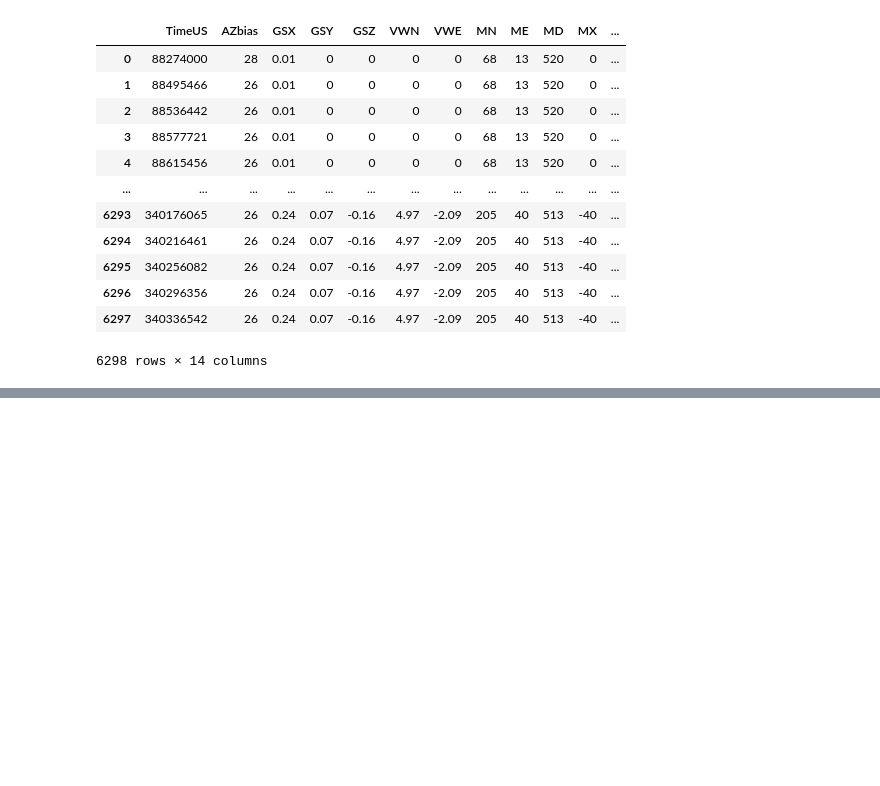
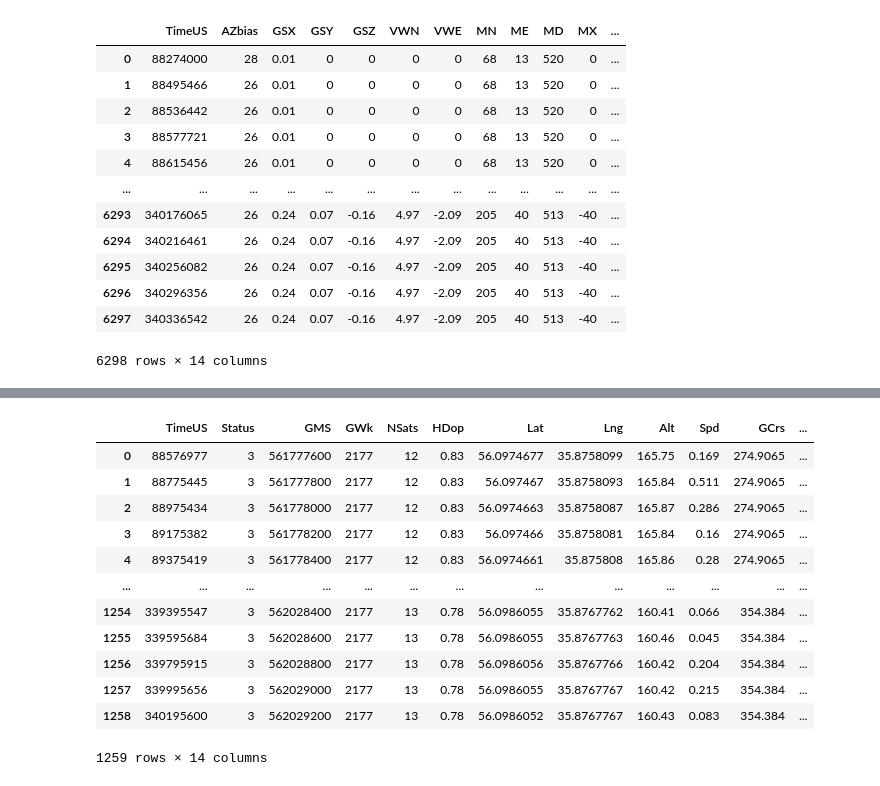
Before and after one commit to alex-12345/mai_tasks, a Jupyter notebook: alfer/parser.ipynb, the cells around one changed output, grey strips where cells are left out. Drawn from its saved outputs; the diff is of its cells as text; code cells hidden in the pictures; blank space fills up the shorter version.

```diff
--- a/alfer/parser.ipynb
+++ b/alfer/parser.ipynb
@@ -108,0 +125,16 @@ data["UNIT"]
+# %%
+data["GPS"]
+# %% [output]
+|  | TimeUS | Status | GMS | GWk | NSats | HDop | Lat | Lng | Alt | Spd | GCrs | ... |
+| 0 | 88576977 | 3 | 561777600 | 2177 | 12 | 0.83 | 56.0974677 | 35.8758099 | 165.75 | 0.169 | 274.9065 | ... |
+| 1 | 88775445 | 3 | 561777800 | 2177 | 12 | 0.83 | 56.097467 | 35.8758093 | 165.84 | 0.511 | 274.9065 | ... |
+| 2 | 88975434 | 3 | 561778000 | 2177 | 12 | 0.83 | 56.0974663 | 35.8758087 | 165.87 | 0.286 | 274.9065 | ... |
+| 3 | 89175382 | 3 | 561778200 | 2177 | 12 | 0.83 | 56.097466 | 35.8758081 | 165.84 | 0.16 | 274.9065 | ... |
+| 4 | 89375419 | 3 | 561778400 | 2177 | 12 | 0.83 | 56.0974661 | 35.875808 | 165.86 | 0.28 | 274.9065 | ... |
+| ... | ... | ... | ... | ... | ... | ... | ... | ... | ... | ... | ... | ... |
+| 1254 | 339395547 | 3 | 562028400 | 2177 | 13 | 0.78 | 56.0986055 | 35.8767762 | 160.41 | 0.066 | 354.384 | ... |
+| 1255 | 339595684 | 3 | 562028600 | 2177 | 13 | 0.78 | 56.0986055 | 35.8767763 | 160.46 | 0.045 | 354.384 | ... |
+| 1256 | 339795915 | 3 | 562028800 | 2177 | 13 | 0.78 | 56.0986056 | 35.8767766 | 160.42 | 0.204 | 354.384 | ... |
+| 1257 | 339995656 | 3 | 562029000 | 2177 | 13 | 0.78 | 56.0986055 | 35.8767767 | 160.42 | 0.215 | 354.384 | ... |
+| 1258 | 340195600 | 3 | 562029200 | 2177 | 13 | 0.78 | 56.0986052 | 35.8767767 | 160.43 | 0.083 | 354.384 | ... |
+1259 rows × 14 columns
```
Also changed, not shown: parts of 4 cells of this notebook.
